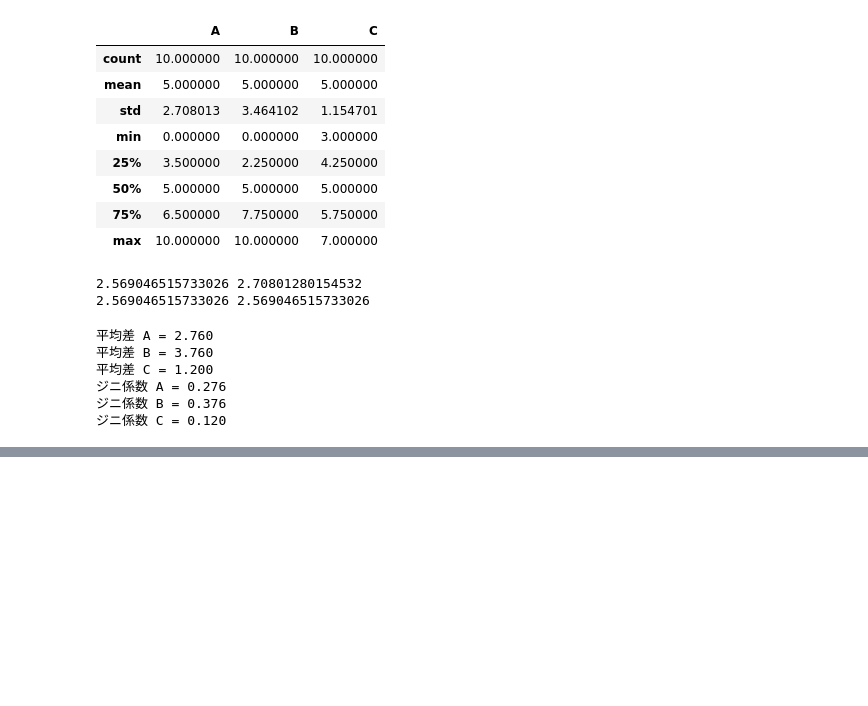
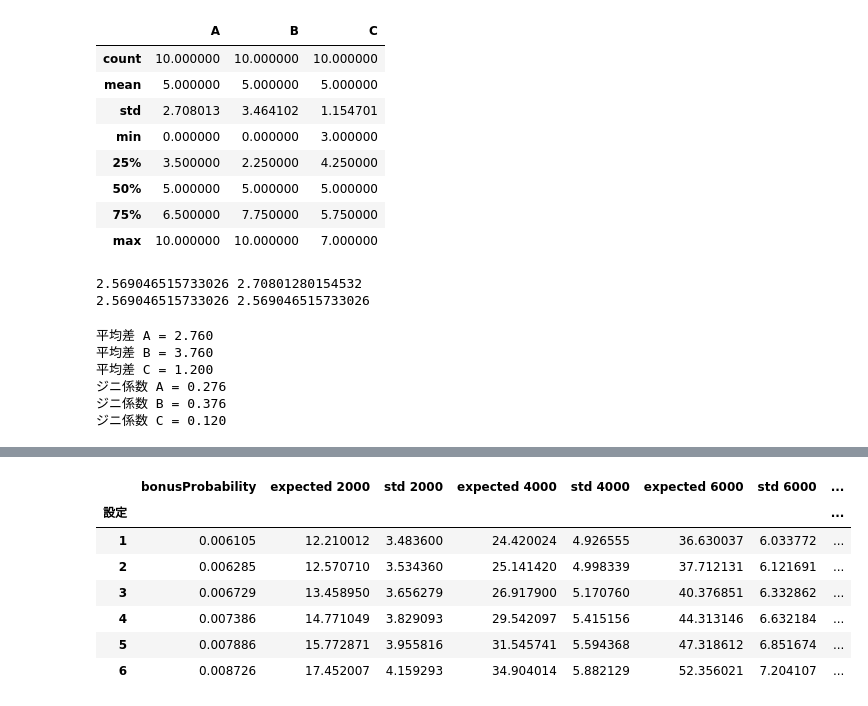
Before and after one commit to akmiccom/markdown, a Jupyter notebook: notebooks/統計学入門_練習問題.ipynb, the cells around one changed output, grey strips where cells are left out. Cells and saved outputs as stored; diff of their text form; code cells hidden in the pictures; blank space fills up the shorter version.

```diff
--- a/notebooks/統計学入門_練習問題.ipynb
+++ b/notebooks/統計学入門_練習問題.ipynb
@@ -106,0 +360,16 @@ for t in df.columns:
+# %%
+dfP = pd.DataFrame({f'bonusProbability': (1  / df.iloc[:, 2])})
+for i in range(4):
+    numOfRotaions = (i+1) * 2000
+    dfP[f'expected {numOfRotaions}'] = df['bonusProbability'] * numOfRotaions
+    dfP[f'std {numOfRotaions}'] = np.sqrt(df['bonusProbability'] * (1 - df['bonusProbability']) * numOfRotaions)
+dfP
+# %% [output]
+|  | bonusProbability | expected 2000 | std 2000 | expected 4000 | std 4000 | expected 6000 | std 6000 | ... |
+| 設定 |  |  |  |  |  |  |  | ... |
+| 1 | 0.006105 | 12.210012 | 3.483600 | 24.420024 | 4.926555 | 36.630037 | 6.033772 | ... |
+| 2 | 0.006285 | 12.570710 | 3.534360 | 25.141420 | 4.998339 | 37.712131 | 6.121691 | ... |
+| 3 | 0.006729 | 13.458950 | 3.656279 | 26.917900 | 5.170760 | 40.376851 | 6.332862 | ... |
+| 4 | 0.007386 | 14.771049 | 3.829093 | 29.542097 | 5.415156 | 44.313146 | 6.632184 | ... |
+| 5 | 0.007886 | 15.772871 | 3.955816 | 31.545741 | 5.594368 | 47.318612 | 6.851674 | ... |
+| 6 | 0.008726 | 17.452007 | 4.159293 | 34.904014 | 5.882129 | 52.356021 | 7.204107 | ... |
```
Also changed, not shown: parts of 23 cells of this notebook, 24 other files.
